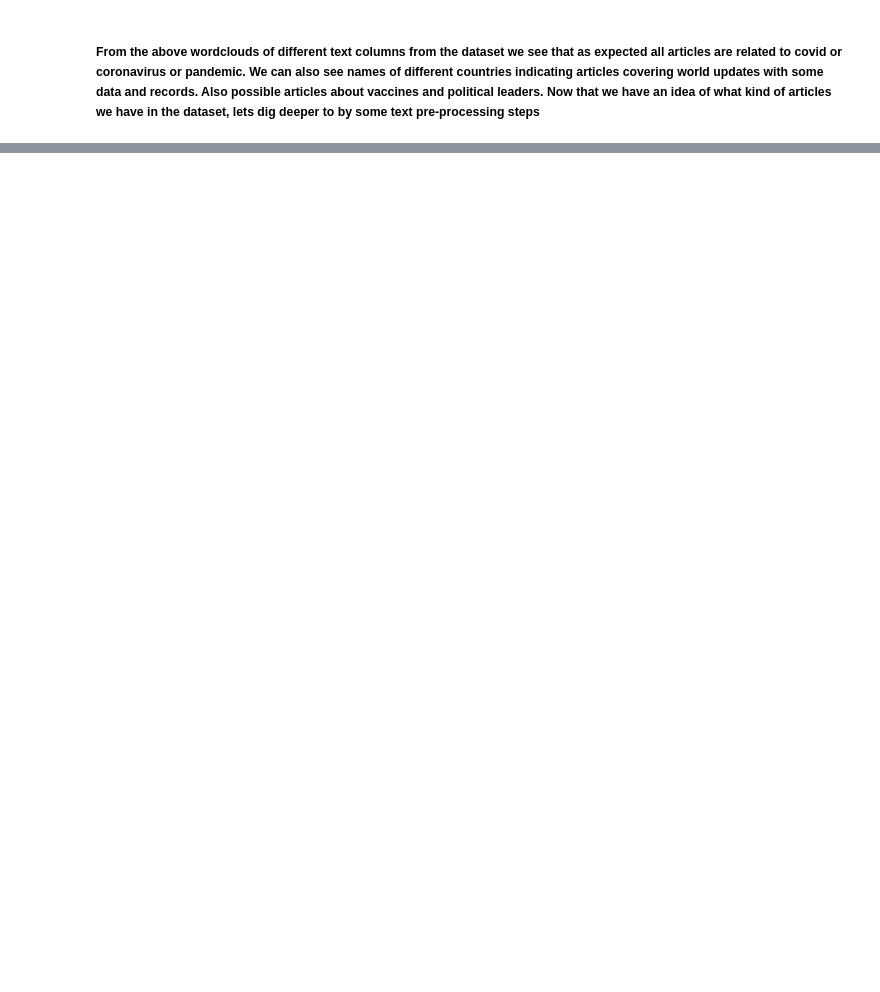
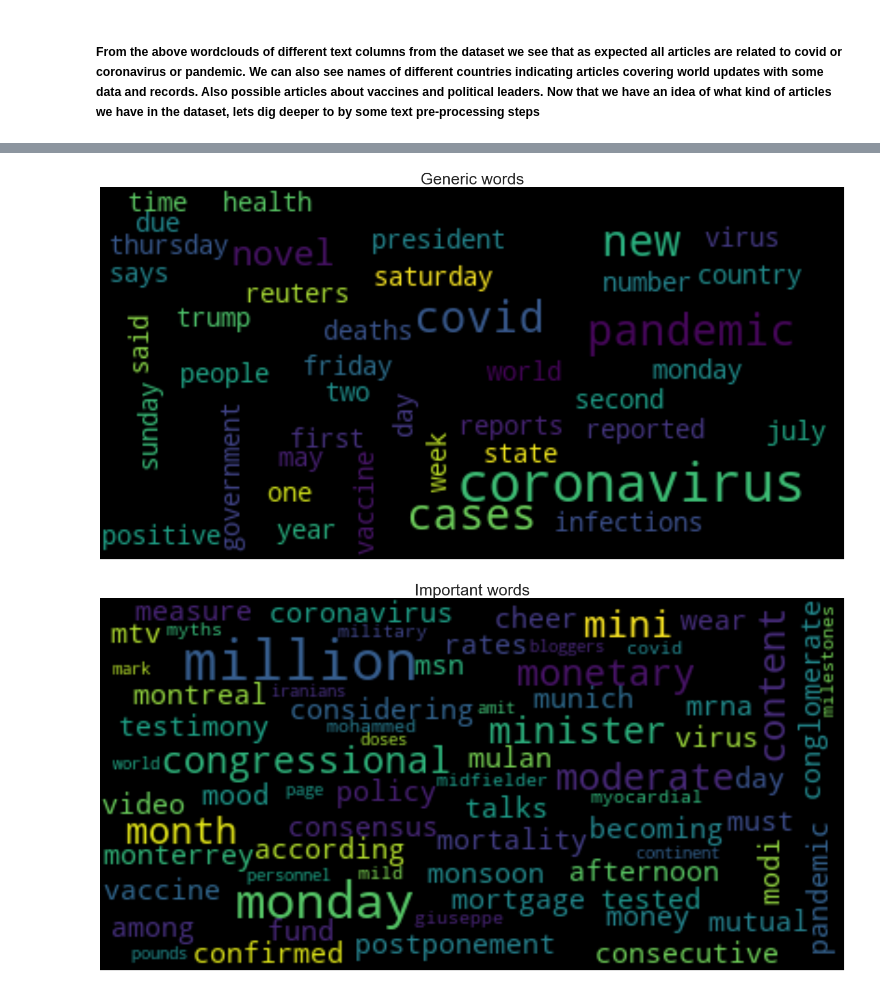
Before and after one commit to asha2490/Springboard, a Jupyter notebook: Capstone Project 2.ipynb, the cells around one changed output, grey strips where cells are left out. Cells and saved outputs as stored; diff of their text form; code cells hidden in the pictures; blank space fills up the shorter version.

```diff
--- a/Capstone Project 2.ipynb
+++ b/Capstone Project 2.ipynb
@@ -404,0 +608,17 @@ plt.show()
+# %%
+def plot_word_cloud(terms, header):
+    text = terms.index
+    text = ' '.join(list(text))
+    wordcloud = WordCloud(max_font_size=30).generate(text)
+    plt.figure(figsize=(25, 25))
+    plt.imshow(wordcloud, interpolation="bilinear")
+    plt.title(header, fontsize=30)
+    plt.axis("off")
+    plt.show()
+# %%
+wordcloud1 = plot_word_cloud(tfidf.sort_values(by=['tfidf'], ascending=True).head(50), 'Generic words')
+
+wordcloud2 = plot_word_cloud(tfidf.sort_values(by=['tfidf'], ascending=False).head(50), 'Important words')
+# %% [output]
+[figure, added]
+[figure, added]
```
Also changed, not shown: parts of 32 cells of this notebook.
